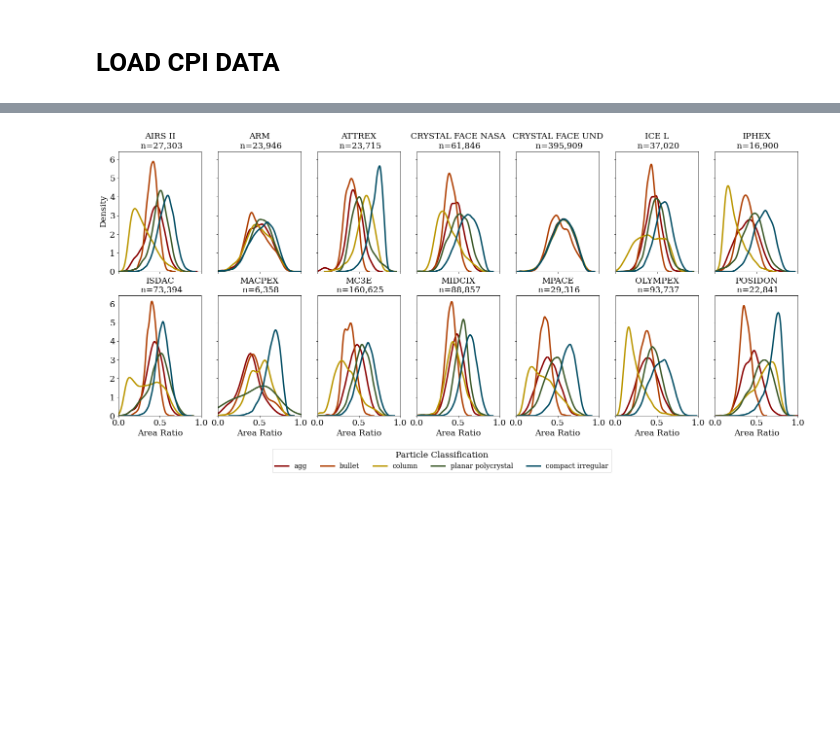
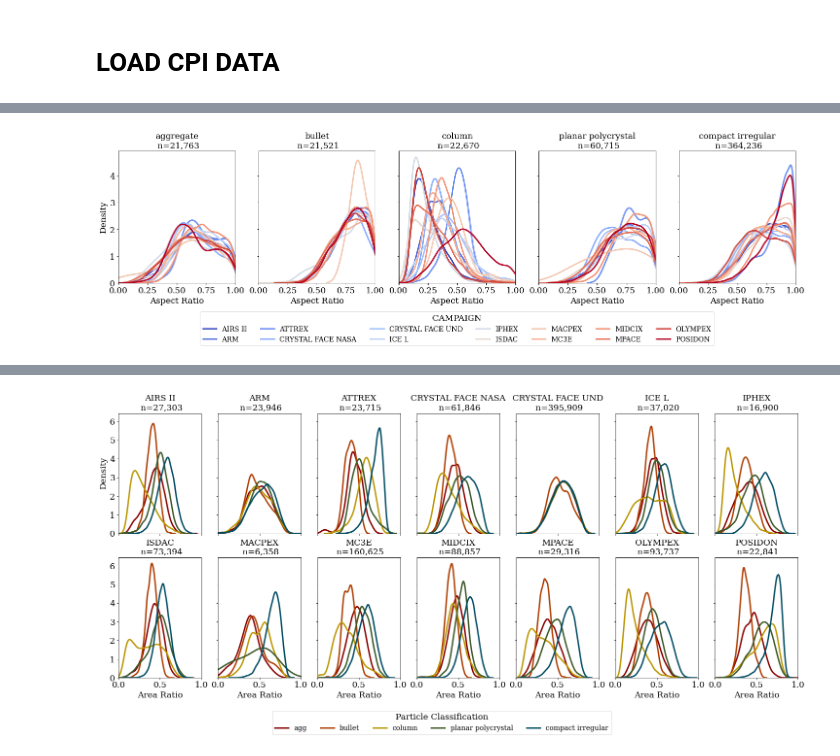
Before and after one commit to vprzybylo/IPAS, a Jupyter notebook: ipas/CPI/CPI_multiparticle_reviewer1response.ipynb, the cells around one changed output, grey strips where cells are left out. Saved outputs shown, nothing was run; the diff lists cells and outputs as text; code cells hidden in the pictures; blank space fills up the shorter version.

```diff
--- a/ipas/CPI/CPI_multiparticle_reviewer1response.ipynb
+++ b/ipas/CPI/CPI_multiparticle_reviewer1response.ipynb
@@ -28,3 +55,7 @@ p = campaign_data.Plot(c.df_CPI)
+# %%
+p.part_type_subplots(var="Aspect Ratio")
+# %% [output]
+[figure, added]
 # %%
 p.campaign_subplots(var="Aspect Ratio")
 # %% [output]
```
Also changed, not shown: parts of 5 cells of this notebook, 2 other files.
